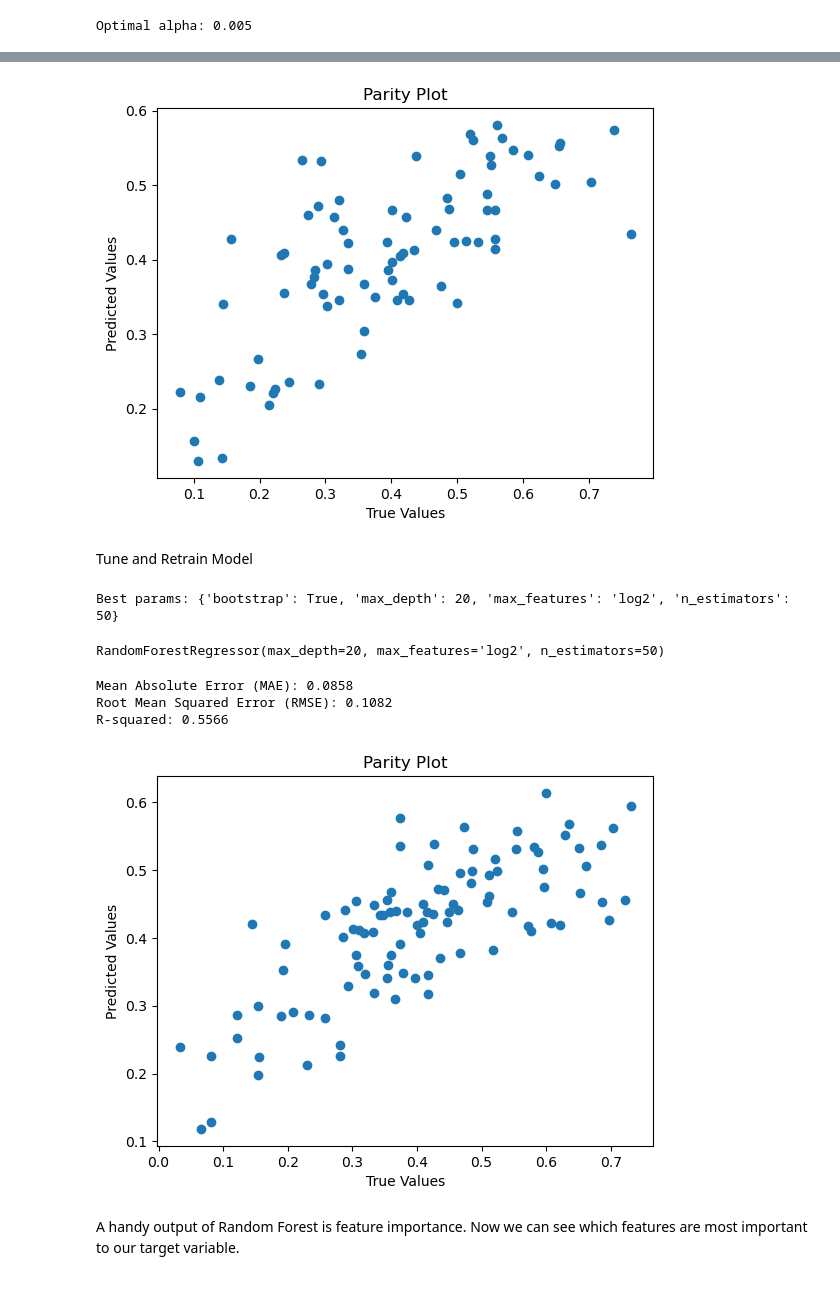
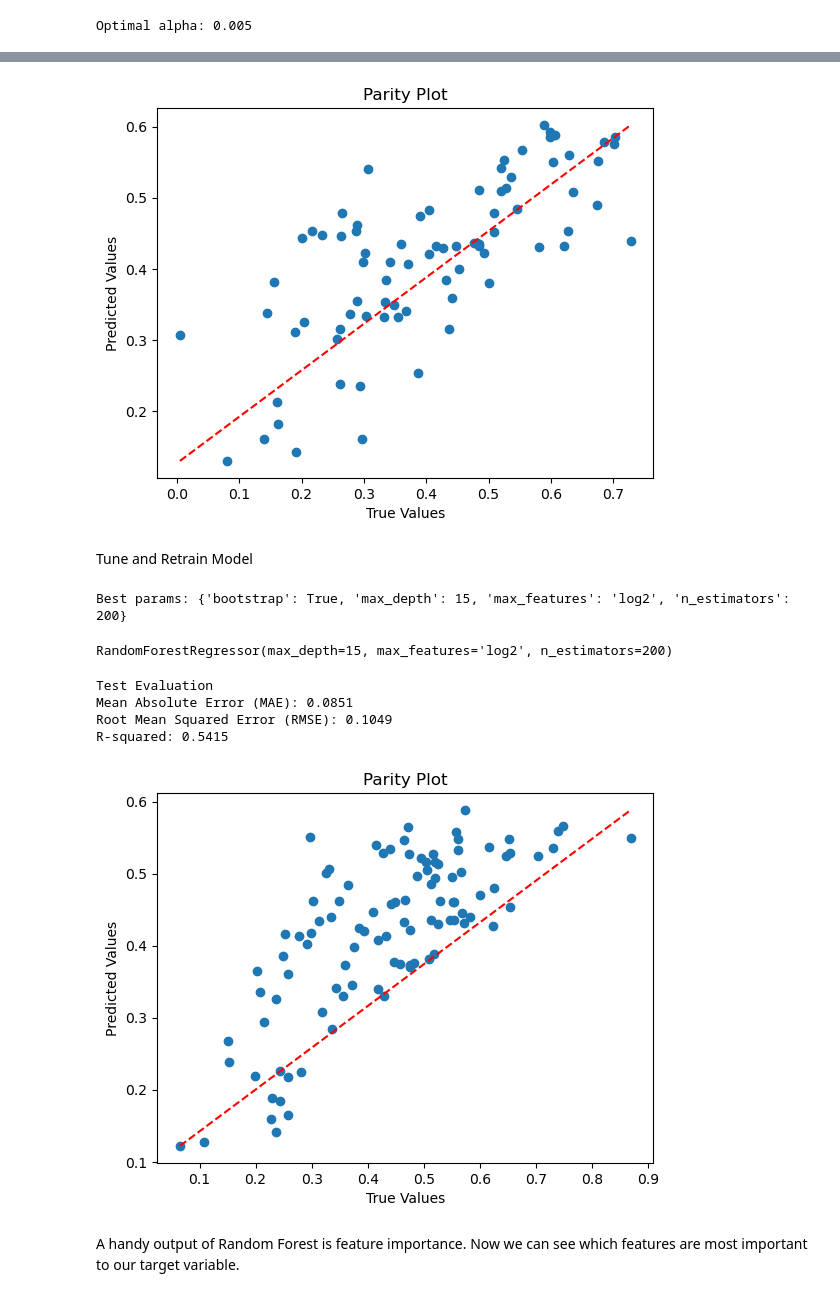
Before and after one commit to joyjessica/DSAN_5000_project, a Jupyter notebook: technical-details/supervised-learning/main.ipynb, the cells around one changed output, grey strips where cells are left out. Saved outputs shown, nothing was run; the diff lists cells and outputs as text; code cells hidden in the pictures.

```diff
--- a/technical-details/supervised-learning/main.ipynb
+++ b/technical-details/supervised-learning/main.ipynb
@@ -67,8 +64,8 @@ def train(X_train, y_train, learning_task_type, model_type, **kwargs):
     if learning_task_type == 'regression':
         if model_type == 'random_forest':
             model = RandomForestRegressor(**kwargs)
-        elif model_type == 'linear_regression':
-            model = LinearRegression(**kwargs)
+        elif model_type == 'lasso_regression':
+            model = Lasso(**kwargs)
         elif model_type == 'gradient_boosting':
             model = GradientBoostingRegressor(**kwargs)
         else:
@@ -325,34 +250,38 @@ R-squared: 0.5426
 # %%
 plt.scatter(y_val, y_pred)
+plt.plot([min(y_val), max(y_val)], [min(y_pred), max(y_pred)], color='red', linestyle='--')
 plt.xlabel("True Values")
 plt.ylabel("Predicted Values")
 plt.title("Parity Plot")
 plt.show()
 # %% [output]
-[figure, old version]
+[figure, new version]
 # %% [markdown]
 Tune and Retrain Model
 # %%
 tune(model, X_train, y_train, rf_param_grid, scoring='neg_mean_squared_error')
 # %% [output]
-Best params: {'bootstrap': True, 'max_depth': 20, 'max_features': 'log2', 'n_estimators': 50}
+Best params: {'bootstrap': True, 'max_depth': 15, 'max_features': 'log2', 'n_estimators': 200}
-RandomForestRegressor(max_depth=20, max_features='log2', n_estimators=50)
+RandomForestRegressor(max_depth=15, max_features='log2', n_estimators=200)
 # %%
-model = train(X_train, y_train, 'regression', 'random_forest', bootstrap = True, max_depth= 20, max_features= 'log2', n_estimators= 50)
+model = train(X_train, y_train, 'regression', 'random_forest', bootstrap = True, max_depth= 15, max_features= 'log2', n_estimators= 200)
 # %%
+print('Test Evaluation')
 y_pred = evaluate_test('regression', model, X_test, y_test)
 # %% [output]
-Mean Absolute Error (MAE): 0.0858
-Root Mean Squared Error (RMSE): 0.1082
-R-squared: 0.5566
+Test Evaluation
+Mean Absolute Error (MAE): 0.0851
+Root Mean Squared Error (RMSE): 0.1049
+R-squared: 0.5415
 # %%
 plt.scatter(y_test, y_pred)
+plt.plot([min(y_test), max(y_test)], [min(y_pred), max(y_pred)], color='red', linestyle='--')
 plt.xlabel("True Values")
 plt.ylabel("Predicted Values")
 plt.title("Parity Plot")
 plt.show()
 # %% [output]
-[figure, old version]
+[figure, new version]
 # %% [markdown]
 A handy output of Random Forest is feature importance. Now we can see which features are most important to our target variable.
 # %%
```
Also changed, not shown: parts of 77 cells of this notebook, 36 other files.
